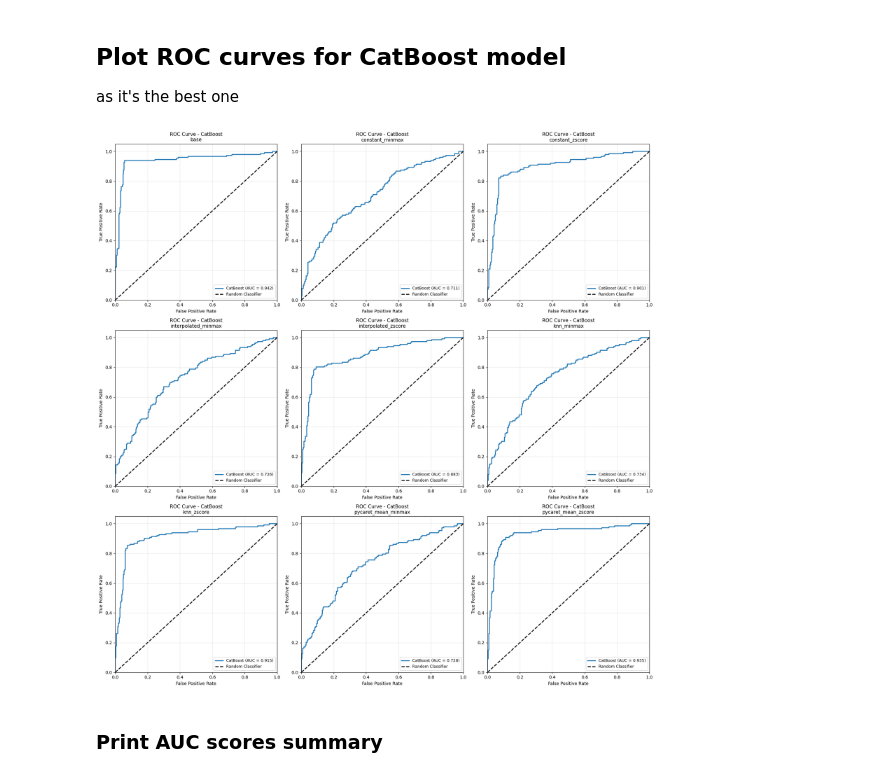
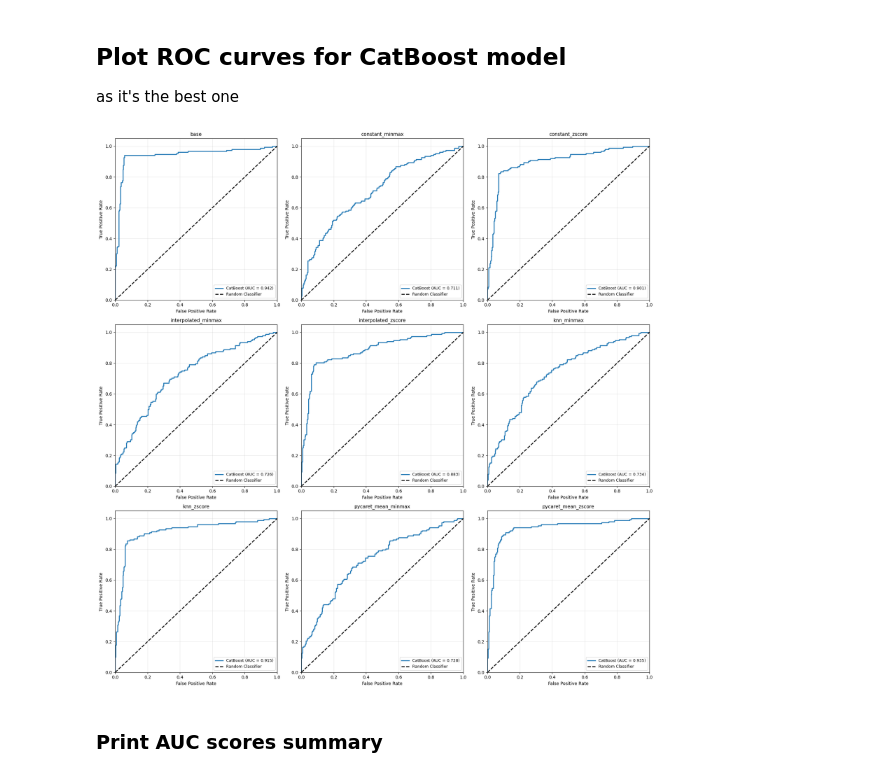
Before and after one commit to JakubDralus/advanced-machine-learning, a Jupyter notebook: model_training.ipynb, the cells around one changed output. Saved outputs shown, nothing was run; the diff lists cells and outputs as text; code cells hidden in the pictures.

```diff
--- a/model_training.ipynb
+++ b/model_training.ipynb
@@ -133,8 +133,7 @@ print("\nRestored datasets keys:\n")
 for k, _ in restored_datasets.items():
     print( k)
 
-base_dataset = pd.read_csv('scaled_data/base.csv')
-scaled_datasets = restored_datasets | {'base': base_dataset}
+scaled_datasets = restored_datasets
 # %% [output]
 Restored datasets keys:
 
@@ -674,35 +673,35 @@ for idx, (dataset_name, df) in enumerate(scaled_datasets.items()):
     X_train, X_val, X_test, y_train, y_val, y_test = stratified_train_val_test_split(
         X, y, test_size=0.2, val_size=0.1, random_state=42
     )
 
     # Get CatBoost model from results
     catboost_model = all_results[dataset_name]['CatBoost']['model']
 
     # Get probability predictions for the positive class
     y_test_proba = catboost_model.predict_proba(X_test)[:, 1]
 
     ax = axes[idx]
 
     # Compute ROC curve and AUC
     fpr, tpr, _ = roc_curve(y_test, y_test_proba)
     roc_auc = auc(fpr, tpr)
 
     ax.plot(fpr, tpr, lw=2, label=f'CatBoost (AUC = {roc_auc:.3f})')
     ax.plot([0, 1], [0, 1], 'k--', lw=2, label='Random Classifier')
 
     ax.set_xlim([0.0, 1.0])
     ax.set_ylim([0.0, 1.05])
     ax.set_xlabel('False Positive Rate', fontsize=10)
     ax.set_ylabel('True Positive Rate', fontsize=10)
-    ax.set_title(f'ROC Curve - CatBoost\n{dataset_name}', fontsize=11)
+    ax.set_title(f'{dataset_name}', fontsize=11)
     ax.legend(loc="lower right", fontsize=9)
     ax.grid(alpha=0.3)
 
 plt.tight_layout()
 plt.savefig('catboost_roc_curves.png', dpi=300, bbox_inches='tight')
 plt.show()
 # %% [output]
-[figure, old version]
+[figure, new version]
 # %% [markdown]
 ### Print AUC scores summary
 # %%
```
Also changed, not shown: parts of 3 cells of this notebook, 2 other files.
